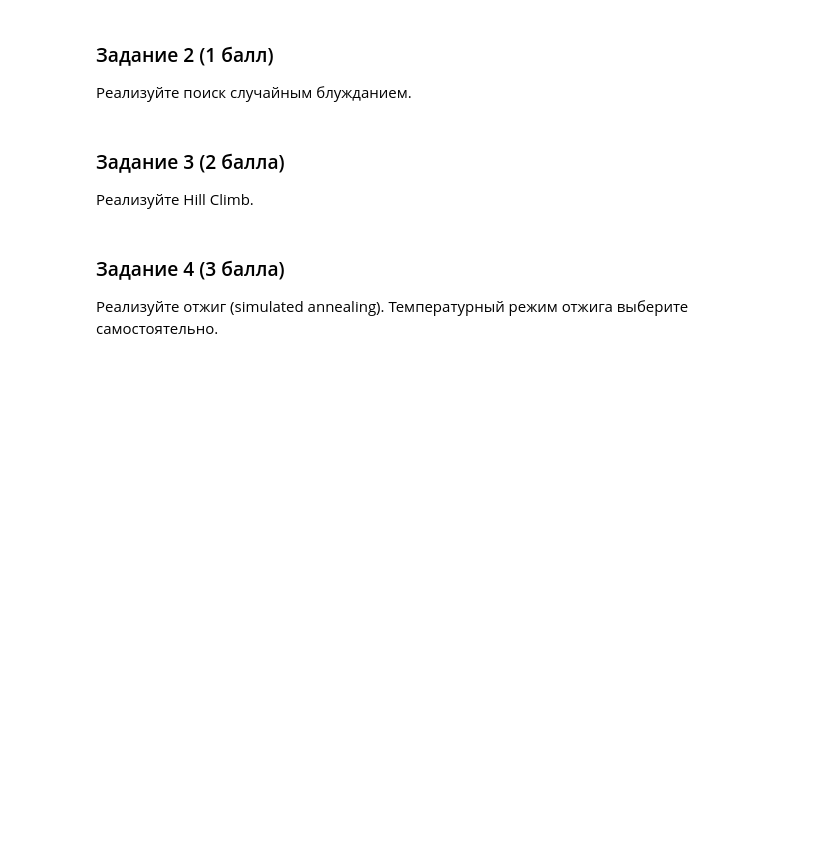
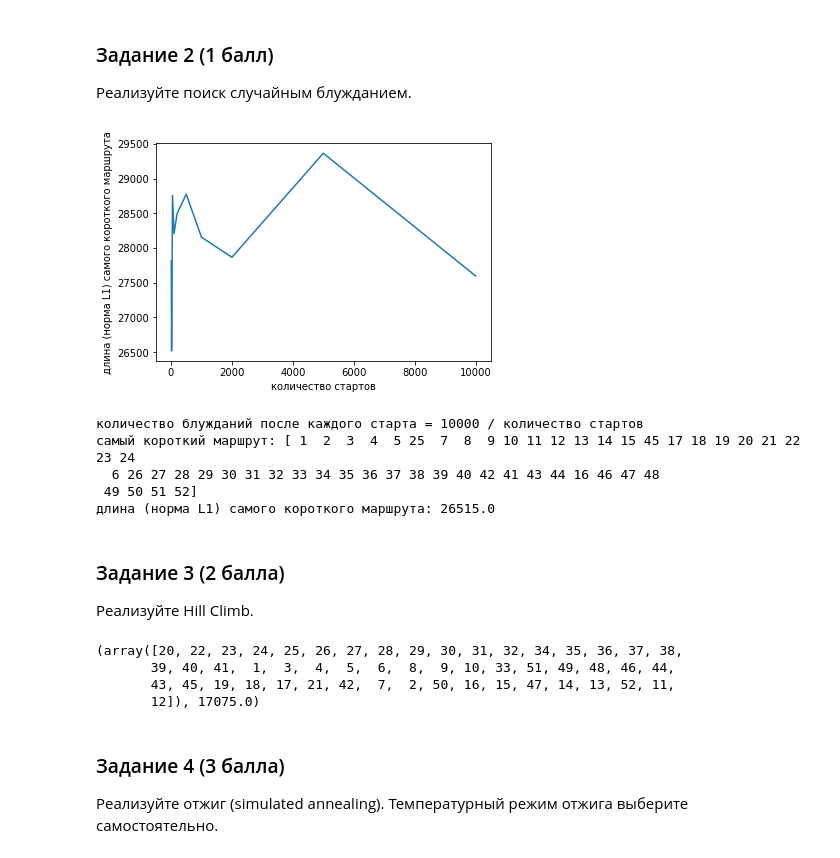
Before and after one commit to yegorov-boris/bioinf, a Jupyter notebook: HW9_local_and_global_search.ipynb, the cells around one changed output. Cells and saved outputs as stored; diff of their text form; code cells hidden in the pictures; blank space fills up the shorter version.

```diff
--- a/HW9_local_and_global_search.ipynb
+++ b/HW9_local_and_global_search.ipynb
@@ -58,3 +59,46 @@ distance of the best route: 29265.0
+# %%
+def random_walk(n_starts, n_steps, df):
+    a = df.copy().to_numpy()
+    n = len(a)
+    min_distance = 0
+    route = []
+    for _ in range(n_starts):
+        for _ in range(n_steps):
+            pair = np.random.choice(n, 2, replace=False)
+            t = np.copy(a[pair[0]])
+            a[pair[0]] = np.copy(a[pair[1]])
+            a[pair[1]] = t
+            current_distance = l1(a)
+            if min_distance == 0 or current_distance < min_distance:
+                min_distance = current_distance
+                route = np.copy(a[:,0])
+        np.random.shuffle(a)
+    return route, min_distance
+# %%
+route = []
+dist = 1000000000
+xs = [10, 20, 50, 100, 200, 500, 1000, 2000, 5000, 10000]
+ys = []
+for x in xs:
+    r, d = random_walk(x, int(10000/x), df)
+    ys.append(d)
+    if d < dist:
+        dist = d
+        route = r
+plt.plot(xs, ys)
+plt.xlabel('количество стартов')
+plt.ylabel('длина (норма L1) самого короткого маршрута')
+plt.show()
+print('количество блужданий после каждого старта = 10000 / количество стартов')
+print('самый короткий маршрут:', route)
+print('длина (норма L1) самого короткого маршрута:', dist)
+# %% [output]
+[figure, added]
+количество блужданий после каждого старта = 10000 / количество стартов
+самый короткий маршрут: [ 1  2  3  4  5 25  7  8  9 10 11 12 13 14 15 45 17 18 19 20 21 22 23 24
+  6 26 27 28 29 30 31 32 33 34 35 36 37 38 39 40 42 41 43 44 16 46 47 48
+ 49 50 51 52]
+длина (норма L1) самого короткого маршрута: 26515.0
 # %% [markdown]
 ### Задание 3 (2 балла)
 
@@ -64,3 +124,14 @@ distance of the best route: 29265.0
+# %%
+# fig, ax = plt.subplots()
+# ax.scatter(df[1], df[2])
+# plt.show()
+# plt.close(fig)
+print(hill_climb(10, df))
+# %% [output]
+(array([20, 22, 23, 24, 25, 26, 27, 28, 29, 30, 31, 32, 34, 35, 36, 37, 38,
+       39, 40, 41,  1,  3,  4,  5,  6,  8,  9, 10, 33, 51, 49, 48, 46, 44,
+       43, 45, 19, 18, 17, 21, 42,  7,  2, 50, 16, 15, 47, 14, 13, 52, 11,
+       12]), 17075.0)
 # %% [markdown]
 ### Задание 4 (3 балла)
 
```
Also changed, not shown: parts of 8 cells of this notebook.
